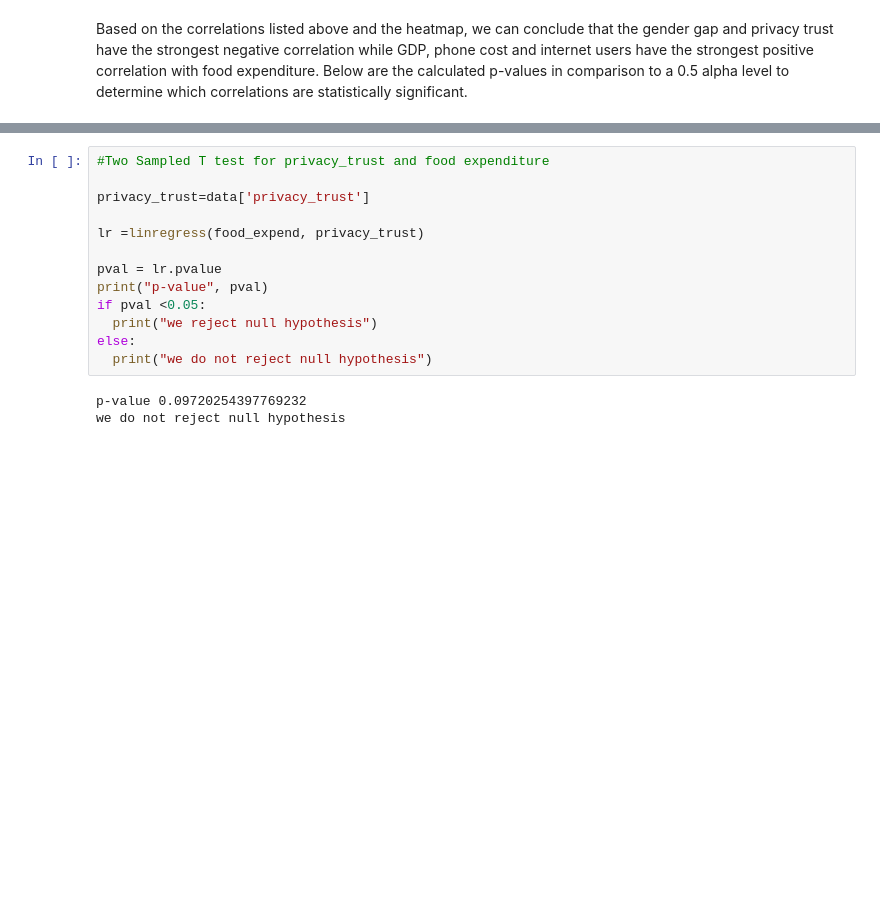
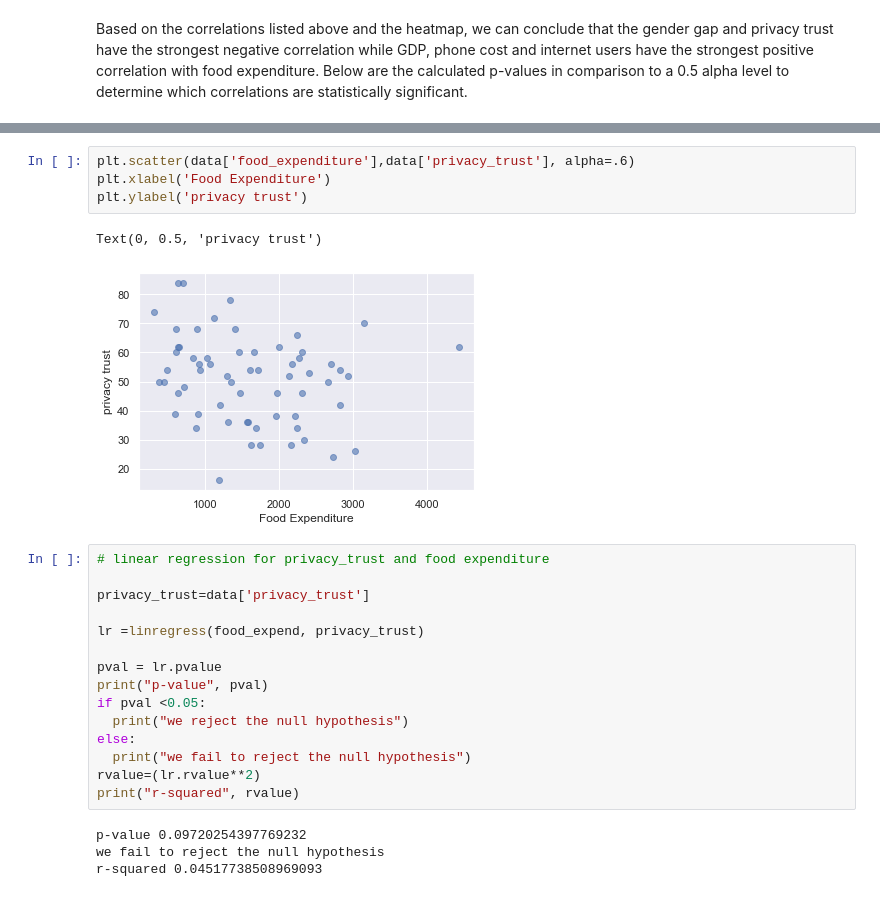
Before and after one commit to tklausner/info2950-project, a Jupyter notebook: INFO2950_Project.ipynb, the cells around one changed output, grey strips where cells are left out. Cells and saved outputs as stored; diff of their text form; blank space fills up the shorter version.

```diff
--- a/INFO2950_Project.ipynb
+++ b/INFO2950_Project.ipynb
@@ -434,5 +478,12 @@ we reject null hypothesis
+# %%
+plt.scatter(data['food_expenditure'],data['privacy_trust'], alpha=.6)
+plt.xlabel('Food Expenditure')
+plt.ylabel('privacy trust')
+# %% [output]
+Text(0, 0.5, 'privacy trust')
+[figure, added]
 # %%
-#Two Sampled T test for privacy_trust and food expenditure
+# linear regression for privacy_trust and food expenditure
 
 privacy_trust=data['privacy_trust']
 
@@ -441,9 +492,12 @@ lr =linregress(food_expend, privacy_trust)
 pval = lr.pvalue
 print("p-value", pval)
 if pval <0.05:
-  print("we reject null hypothesis")
+  print("we reject the null hypothesis")
 else:
-  print("we do not reject null hypothesis")
+  print("we fail to reject the null hypothesis")
+rvalue=(lr.rvalue**2)
+print("r-squared", rvalue)
 # %% [output]
 p-value 0.09720254397769232
-we do not reject null hypothesis
+we fail to reject the null hypothesis
+r-squared 0.04517738508969093
```
Also changed, not shown: parts of 25 cells of this notebook.
